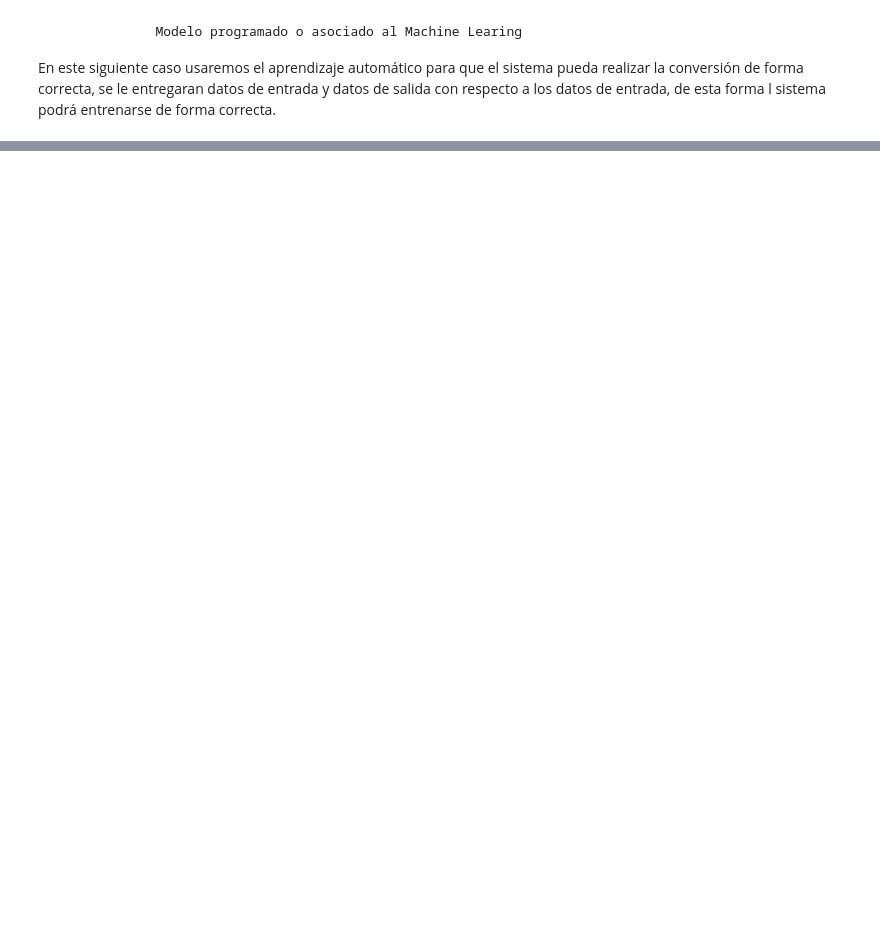
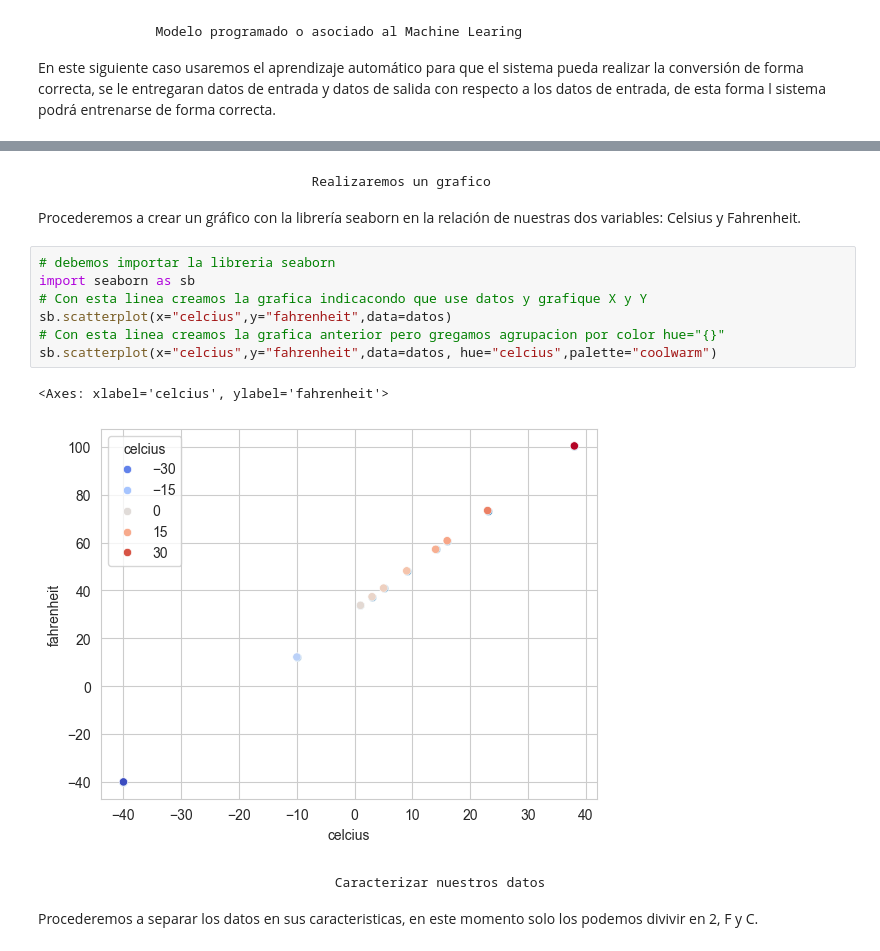
Before and after one commit to underoatjd/RegresionLinealenJupyter, a Jupyter notebook: Regresion.ipynb, the cells around one changed output, grey strips where cells are left out. Saved outputs shown, nothing was run; the diff lists cells and outputs as text; blank space fills up the shorter version.

```diff
--- a/Regresion.ipynb
+++ b/Regresion.ipynb
@@ -49,0 +73,19 @@ datos.info()
+# %% [markdown]
+
+                                     Realizaremos un grafico
+
+Procederemos a crear un gráfico con la librería seaborn en la relación de nuestras dos variables: Celsius y Fahrenheit.
+# %%
+# debemos importar la libreria seaborn
+import seaborn as sb
+# Con esta linea creamos la grafica indicacondo que use datos y grafique X y Y
+sb.scatterplot(x="celcius",y="fahrenheit",data=datos)
+# Con esta linea creamos la grafica anterior pero gregamos agrupacion por color hue="{}"
+sb.scatterplot(x="celcius",y="fahrenheit",data=datos, hue="celcius",palette="coolwarm")
+# %% [output]
+<Axes: xlabel='celcius', ylabel='fahrenheit'>
+[figure, added]
+# %% [markdown]
+                                        Caracterizar nuestros datos
+
+Procederemos a separar los datos en sus caracteristicas, en este momento solo los podemos divivir en 2, F y C.
```
Also changed, not shown: parts of 7 cells of this notebook, 2 other files.
